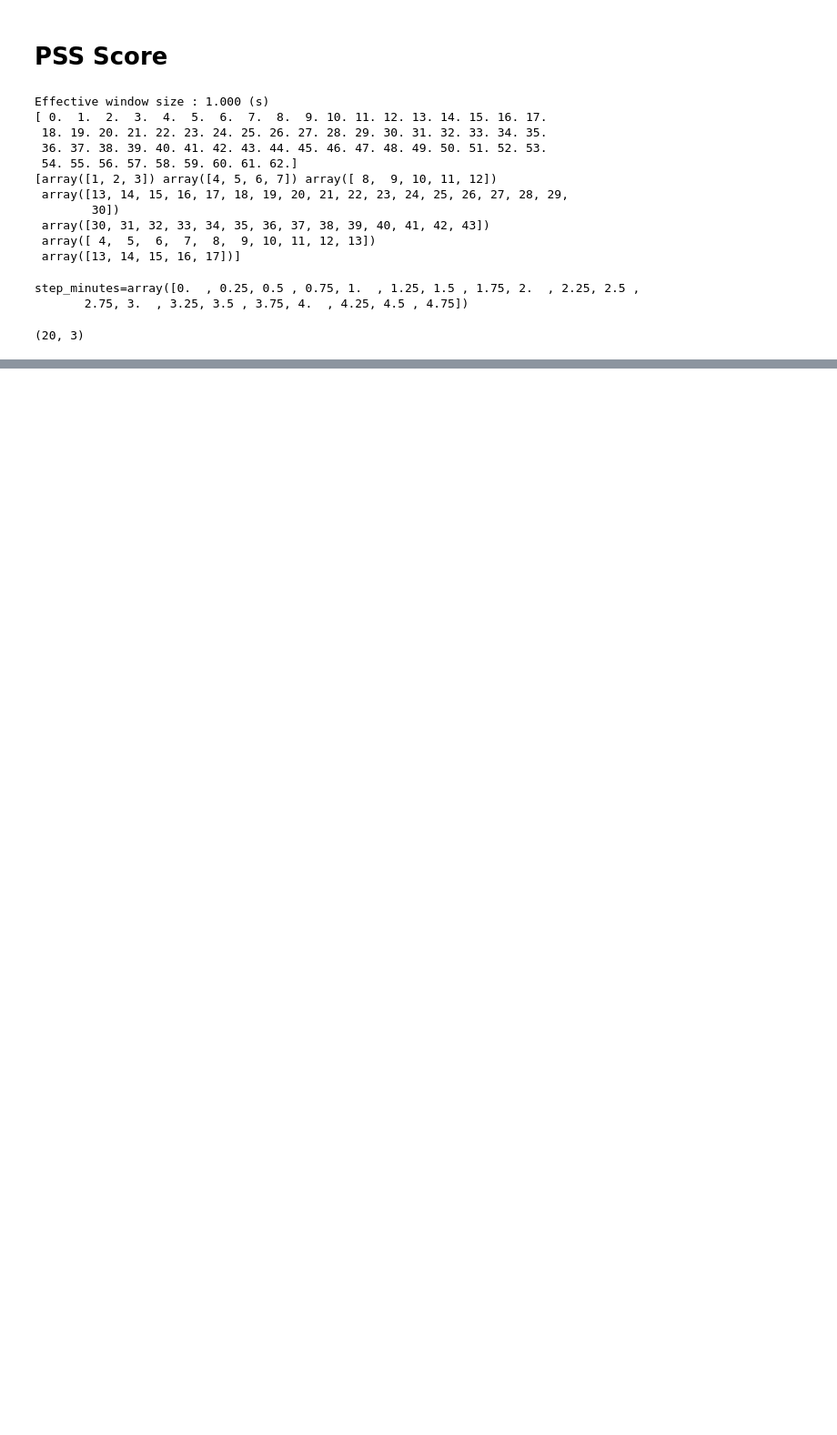
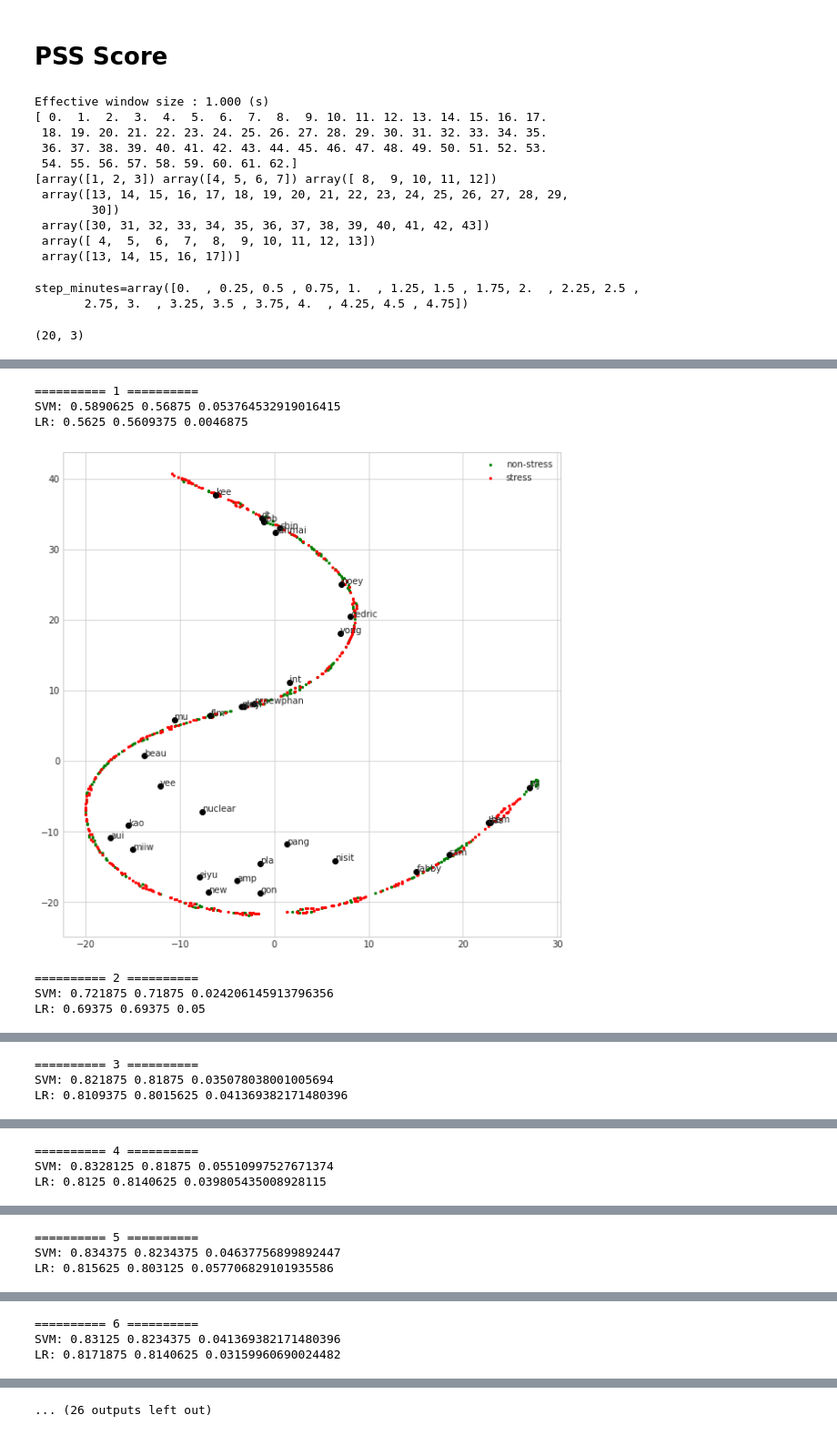
Before and after one commit to akraradets/EEG_ChronicStress, a Jupyter notebook: 2-ChronicStress/8_4-CSP.ipynb, the cells around one changed output, grey strips where cells are left out. Shown at 91% size. Drawn from its saved outputs; the diff is of its cells as text; code cells hidden in the pictures; blank space fills up the shorter version.

```diff
--- a/2-ChronicStress/8_4-CSP.ipynb
+++ b/2-ChronicStress/8_4-CSP.ipynb
@@ -364,12 +174,0 @@ The best parameters are {'kernel': 'poly'} with a score of 0.59
-# %%
-ans = model.predict(X)
-acc = sum(ans == y) / len(y)
-print(f"0: Non-Stress {type_count[0]}")
-print(f"1: Stress {type_count[2]}")
-print(f"Wrong\t|pred|label |Score |Name")
-print("="*40)
-for index,(i,j) in enumerate(zip(ans,y)):
-    wrong = ""
-    if(i != j):
-        wrong = "X"
-    print(f"{wrong}\t|{i}   |{j}     |{filtered_scored[index]}\t   |{filtered_participants[index]}")
@@ -393,0 +208,4 @@ Wrong   |pred|label |Score |Name
+# %%
+from mne.decoding import CSP
+csp = CSP(n_components=20)
+X_csp = csp.fit_transform(X=X_raw,y=y)
@@ -393,0 +276,34 @@ Wrong   |pred|label |Score |Name
+# %%
+from sklearn.manifold import TSNE
+for i in range(1,20):
+    X = X_ori[:,:i].copy()
+    y = y_ori.copy()
+    print("="*10,i,"="*10)
+    model, acc, cross = train_model_SVM(X,y,do_print=False)
+    print("SVM:", acc, cross.mean(), cross.std())
+
+    model, acc, cross = train_model_LR(X,y,do_print=False)
+    print("LR:",acc, cross.mean(), cross.std())
+
+    X_embedded = TSNE(n_components=2, learning_rate='auto', init='random').fit_transform(X)
+    fig,ax = plt.subplots(figsize = (10,10))
+    cdict = {0: 'green', 1: 'red'}
+    ldict = {0: 'non-stress', 1: 'stress'}
+    for g in np.unique(y):
+        ix = np.where(y == g)
+        ax.scatter(X_embedded[ix,0], X_embedded[ix,1], c =cdict[g], label = ldict[g], s = 5)
+
+    for name in list(set(names)):
+        point = X_embedded[names == name].mean(axis=0)
+        ax.scatter(point[0],point[1], c='black')
+        ax.text(point[0],point[1], s=name)
+    ax.legend()
+    plt.show()
+# %% [output]
+========== 1 ==========
+SVM: 0.5890625 0.56875 0.053764532919016415
+LR: 0.5625 0.5609375 0.0046875
+[figure, added]
+========== 2 ==========
+SVM: 0.721875 0.71875 0.024206145913796356
+LR: 0.69375 0.69375 0.05
@@ -393,0 +311,3 @@ Wrong   |pred|label |Score |Name
+========== 3 ==========
+SVM: 0.821875 0.81875 0.035078038001005694
+LR: 0.8109375 0.8015625 0.041369382171480396
@@ -393,0 +315,3 @@ Wrong   |pred|label |Score |Name
+========== 4 ==========
+SVM: 0.8328125 0.81875 0.05510997527671374
+LR: 0.8125 0.8140625 0.039805435008928115
@@ -393,0 +319,3 @@ Wrong   |pred|label |Score |Name
+========== 5 ==========
+SVM: 0.834375 0.8234375 0.04637756899892447
+LR: 0.815625 0.803125 0.057706829101935586
@@ -393,0 +323,3 @@ Wrong   |pred|label |Score |Name
+========== 6 ==========
+SVM: 0.83125 0.8234375 0.041369382171480396
+LR: 0.8171875 0.8140625 0.03159960690024482
@@ -393,0 +327 @@ Wrong   |pred|label |Score |Name
+... (26 outputs left out)
```
Also changed, not shown: parts of 15 cells of this notebook.
